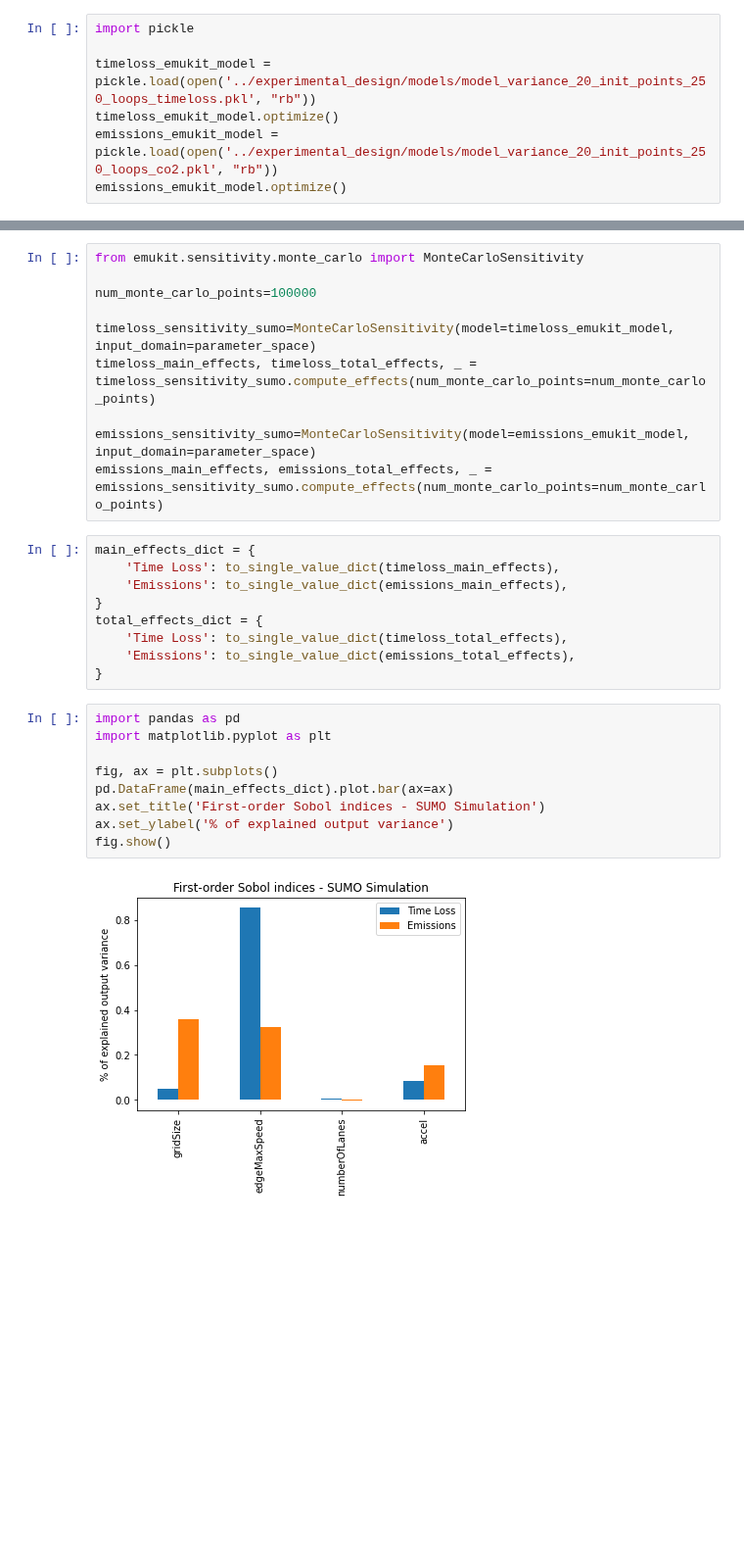
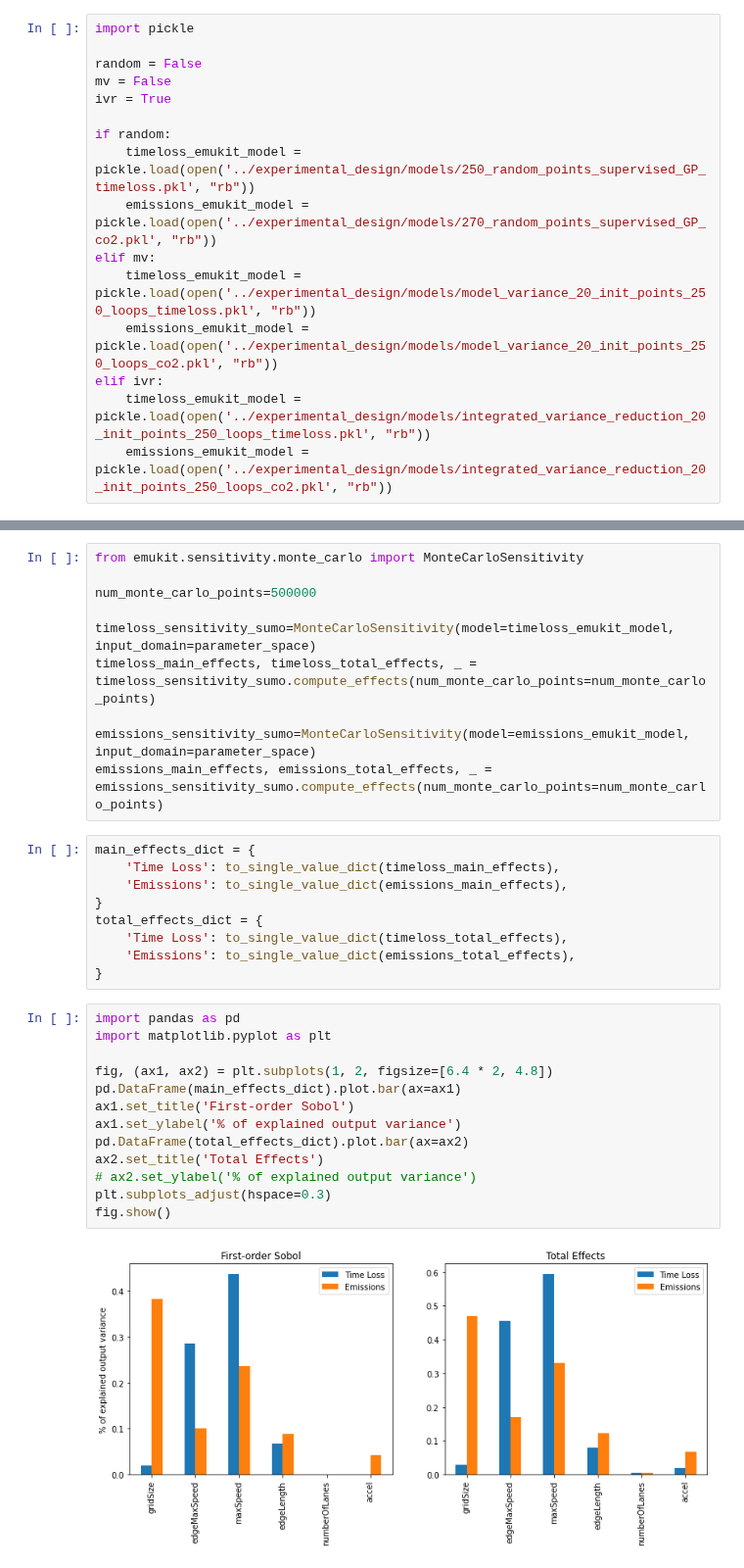
Before and after one commit to MatteoBettini/TrafficEmu, a Jupyter notebook: sensitivity_analysis/model_based_monte_carlo.ipynb, the cells around one changed output, grey strips where cells are left out. Shown at 98% size. Drawn from its saved outputs; the diff is of its cells as text; blank space fills up the shorter version.

```diff
--- a/sensitivity_analysis/model_based_monte_carlo.ipynb
+++ b/sensitivity_analysis/model_based_monte_carlo.ipynb
@@ -9,7 +9,16 @@ def to_single_value_dict(d: dict) -> dict:
 # %%
 import pickle
 
-timeloss_emukit_model = pickle.load(open('../experimental_design/models/model_variance_20_init_points_250_loops_timeloss.pkl', "rb"))
-timeloss_emukit_model.optimize()
-emissions_emukit_model = pickle.load(open('../experimental_design/models/model_variance_20_init_points_250_loops_co2.pkl', "rb"))
-emissions_emukit_model.optimize()
+random = False
+mv = False
+ivr = True
+
+if random:
+    timeloss_emukit_model = pickle.load(open('../experimental_design/models/250_random_points_supervised_GP_timeloss.pkl', "rb"))
+    emissions_emukit_model = pickle.load(open('../experimental_design/models/270_random_points_supervised_GP_co2.pkl', "rb"))
+elif mv:
+    timeloss_emukit_model = pickle.load(open('../experimental_design/models/model_variance_20_init_points_250_loops_timeloss.pkl', "rb"))
+    emissions_emukit_model = pickle.load(open('../experimental_design/models/model_variance_20_init_points_250_loops_co2.pkl', "rb"))
+elif ivr:
+    timeloss_emukit_model = pickle.load(open('../experimental_design/models/integrated_variance_reduction_20_init_points_250_loops_timeloss.pkl', "rb"))
+    emissions_emukit_model = pickle.load(open('../experimental_design/models/integrated_variance_reduction_20_init_points_250_loops_co2.pkl', "rb"))
@@ -27,7 +25,7 @@ Optimization restart 5/5, f = 1131.1336206734327
 # %%
 from emukit.sensitivity.monte_carlo import MonteCarloSensitivity
 
-num_monte_carlo_points=100000
+num_monte_carlo_points=500000
 
 timeloss_sensitivity_sumo=MonteCarloSensitivity(model=timeloss_emukit_model, input_domain=parameter_space)
 timeloss_main_effects, timeloss_total_effects, _ = timeloss_sensitivity_sumo.compute_effects(num_monte_carlo_points=num_monte_carlo_points)
@@ -46,11 +44,15 @@ total_effects_dict = {
 # %%
 import pandas as pd
 import matplotlib.pyplot as plt
 
-fig, ax = plt.subplots()
-pd.DataFrame(main_effects_dict).plot.bar(ax=ax)
-ax.set_title('First-order Sobol indices - SUMO Simulation')
-ax.set_ylabel('% of explained output variance')
+fig, (ax1, ax2) = plt.subplots(1, 2, figsize=[6.4 * 2, 4.8])
+pd.DataFrame(main_effects_dict).plot.bar(ax=ax1)
+ax1.set_title('First-order Sobol')
+ax1.set_ylabel('% of explained output variance')
+pd.DataFrame(total_effects_dict).plot.bar(ax=ax2)
+ax2.set_title('Total Effects')
+# ax2.set_ylabel('% of explained output variance')
+plt.subplots_adjust(hspace=0.3)
 fig.show()
 # %% [output]
-[figure, old version]
+[figure, new version]
```
Also changed, not shown: parts of 2 cells of this notebook, 2 other files.
